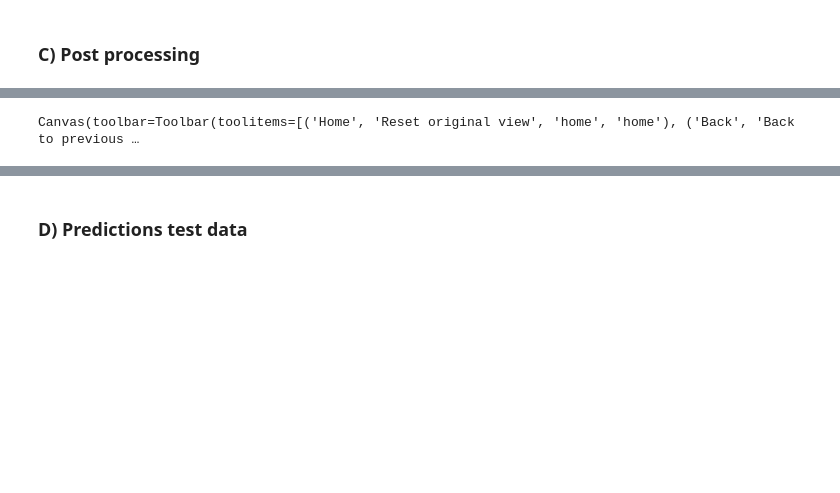
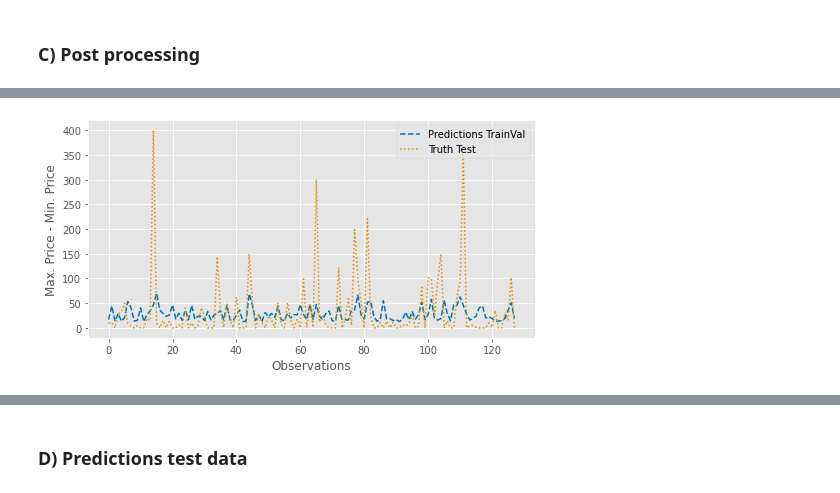
Before and after one commit to BrutishGuy/AAForB_Assignment2, a Jupyter notebook: code/PieterJan/Python/elastic_net.ipynb, the cells around one changed output, grey strips where cells are left out. Drawn from its saved outputs; the diff is of its cells as text; code cells hidden in the pictures; blank space fills up the shorter version.

```diff
--- a/code/PieterJan/Python/elastic_net.ipynb
+++ b/code/PieterJan/Python/elastic_net.ipynb
@@ -428,13 +433,13 @@ Canvas(toolbar=Toolbar(toolitems=[('Home', 'Reset original view', 'home', 'home'
 # %%
 plt.figure(figsize=(8,4))
-plt.plot(pred_val_max_p - pred_val_min_p, label="Predictions Test", linestyle="--")
+plt.plot(pred_val_max_p - pred_val_min_p, label="Predictions TrainVal", linestyle="--")
 plt.plot(y_val.iloc[:,1] - y_val.iloc[:,0], label="Truth Test", linestyle=':')
 plt.xlabel("Observations")
 plt.ylabel("Max. Price - Min. Price")
 plt.legend(loc="upper right");
-plt.savefig('code\\PieterJan\\python\\output\\figures\\elastic_net\\fig2.png')
+plt.savefig('output/figures/elastic_net/fig2.png', dpi=1000)
 # %% [output]
-Canvas(toolbar=Toolbar(toolitems=[('Home', 'Reset original view', 'home', 'home'), ('Back', 'Back to previous …
+[figure, added]
 # %%
 vip_val_min_p = permutation_importance(pipeline_min_p_update, X_val, y_val.iloc[:,0], n_repeats=10,
                                 random_state=1, n_jobs=3)
```
Also changed, not shown: parts of 17 cells of this notebook, 16 other files.
